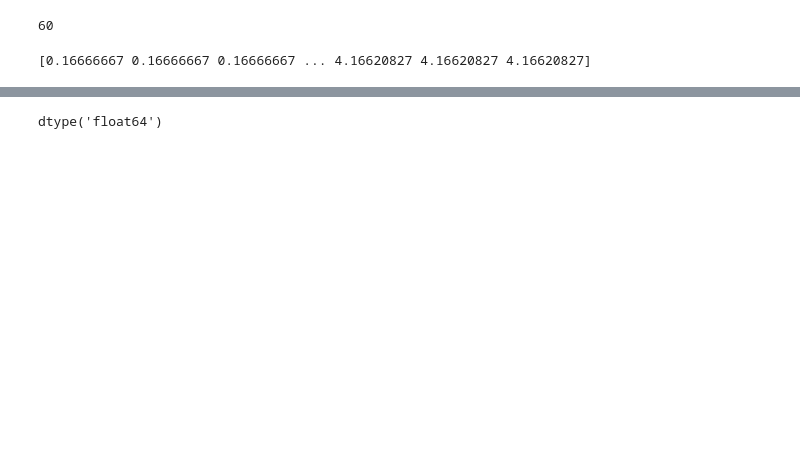
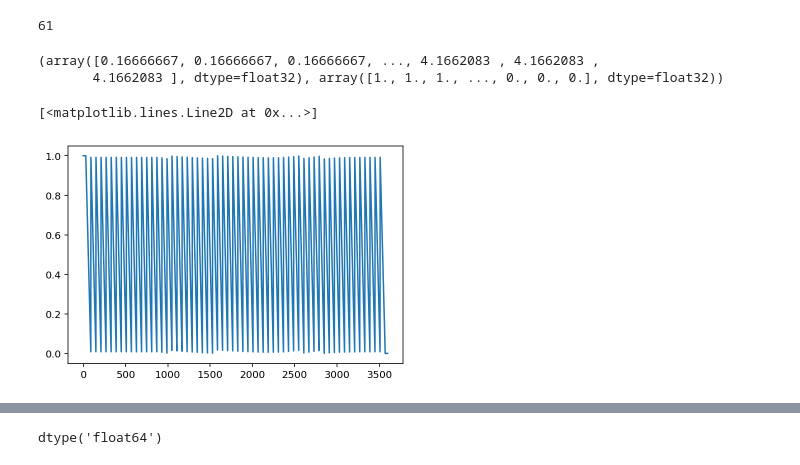
Before and after one commit to cspencerjones/xlayers, a Jupyter notebook: f2py_test.ipynb, the cells around one changed output, grey strips where cells are left out. Saved outputs shown, nothing was run; the diff lists cells and outputs as text; code cells hidden in the pictures; blank space fills up the shorter version.

Commit message:
finegrid works

```diff
--- a/f2py_test.ipynb
+++ b/f2py_test.ipynb
@@ -38,14 +38,22 @@ ds_v = xr.open_zarr(gcs.get_mapper(uri), consolidated=True)
 # %%
 def finegrid_metrics(levs,lev_bnds):
     drF=np.diff(lev_bnds,axis=1)
-    return(drF)
+    drC=np.concatenate((np.array([levs[0]]),np.diff(levs,axis=0),np.array([lev_bnds[-1,-1]-levs[-1]])))
+    return(drF,drC)
 # %%
-fine_drf=finegrid_metrics(ds_theta.lev.values,ds_theta.lev_bnds.values)
-fine_drf.size
+fine_drf,fine_drc=finegrid_metrics(ds_theta.lev.values,ds_theta.lev_bnds.values)
+fine_drc.size
 # %% [output]
-60
+61
 # %%
 import finegrid
-print(finegrid.finegrid(np.squeeze(fine_drf).T,[fine_drf.size,10]))#np.squeeze(fine_drf).T,
+print(finegrid.finegrid(np.squeeze(fine_drf),np.squeeze(fine_drc),[fine_drf.size,10]))#np.squeeze(fine_drf).T,
 # %% [output]
-[0.16666667 0.16666667 0.16666667 ... 4.16620827 4.16620827 4.16620827]
+(array([0.16666667, 0.16666667, 0.16666667, ..., 4.1662083 , 4.1662083 ,
+       4.1662083 ], dtype=float32), array([1., 1., 1., ..., 0., 0., 0.], dtype=float32))
+# %%
+drf_finer,mapfact=finegrid.finegrid(np.squeeze(fine_drf),np.squeeze(fine_drc),[fine_drf.size,10])
+plt.plot(mapfact)
+# %% [output]
+[<matplotlib.lines.Line2D at 0x...>]
+[figure, added]
```
Also changed, not shown: parts of 2 cells of this notebook, 2 other files.
